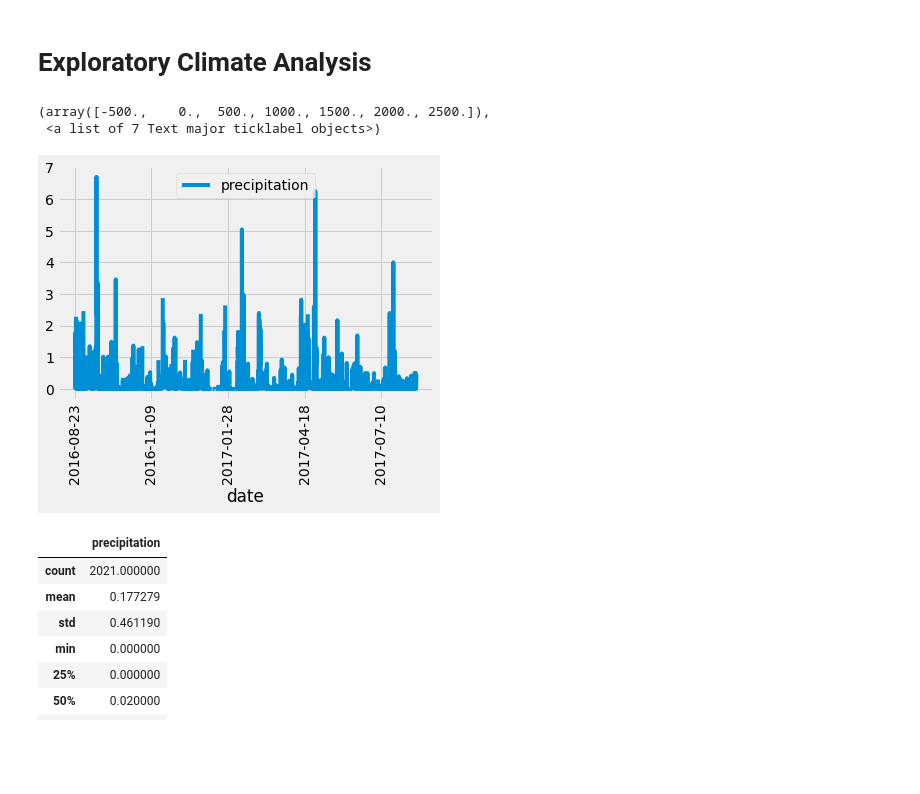
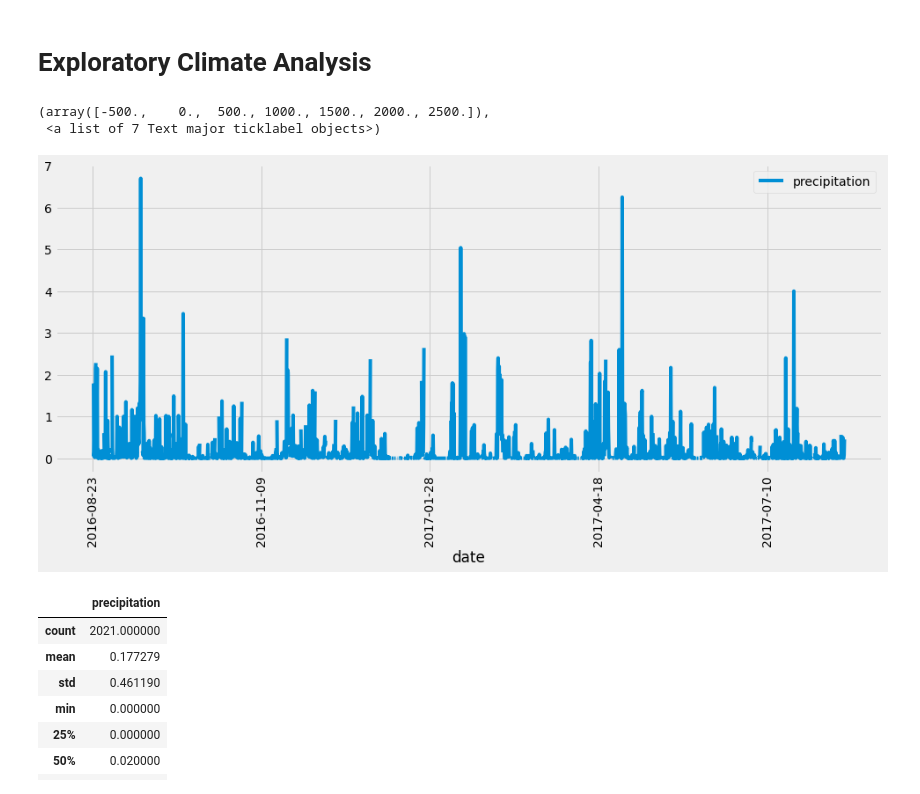
Before and after one commit to AndrejaCH/surfs_up, a Jupyter notebook: climate_analysis.ipynb, the cells around one changed output. Cells and saved outputs as stored; diff of their text form; code cells hidden in the pictures; blank space fills up the shorter version.

```diff
--- a/climate_analysis.ipynb
+++ b/climate_analysis.ipynb
@@ -67,35 +67,40 @@ results = []
 #print(results.all())
 
 #filter out the data
 # (2) results = session.query(Measurement.date, Measurement.prcp).filter(Measurement.date >= prev_year)
 
 #extracts all of the results from our query and put them in a list (3)
 results = session.query(Measurement.date, Measurement.prcp).filter(Measurement.date >= prev_year).all()
 
 #print the result
 #print(results)
 
 # Save the query results as a Pandas DataFrame and set the index to the date column
 df = pd.DataFrame(results, columns=['date','precipitation'])
 
 #variable inplace to specify whether or not we want to create a new DataFrame
 df.set_index(df['date'], inplace=True)
 #print(df)
 
 #  print the dataframe without the index
 #print(df.to_string(index=False))
 
 # Sort the dataframe by date
 df = df.sort_index()
 #rint(df.to_string(index=False))
 
 # Use Pandas Plotting with Matplotlib to plot the data
-df.plot()
+
+df.plot(figsize=(15, 6))
 plt.xticks(rotation=90)
+#plt.xticks(np.arange(2016-8-23, 2017-7-10, step=10))
+#plt.xticks(np.arange(min, max+1, 1.0))
+#plt.xticks(range(0,len(df.index)),xlabels,rotation=45)
+#plt.gca().xaxis.set_major_locator(plt.MultipleLocator(1))
 # %% [output]
 (array([-500.,    0.,  500., 1000., 1500., 2000., 2500.]),
  <a list of 7 Text major ticklabel objects>)
-[figure, old version]
+[figure, new version]
 # %%
 # Use Pandas to calcualte the summary statistics for the precipitation data
 df.describe()
```
Also changed, not shown: parts of 6 cells of this notebook.
